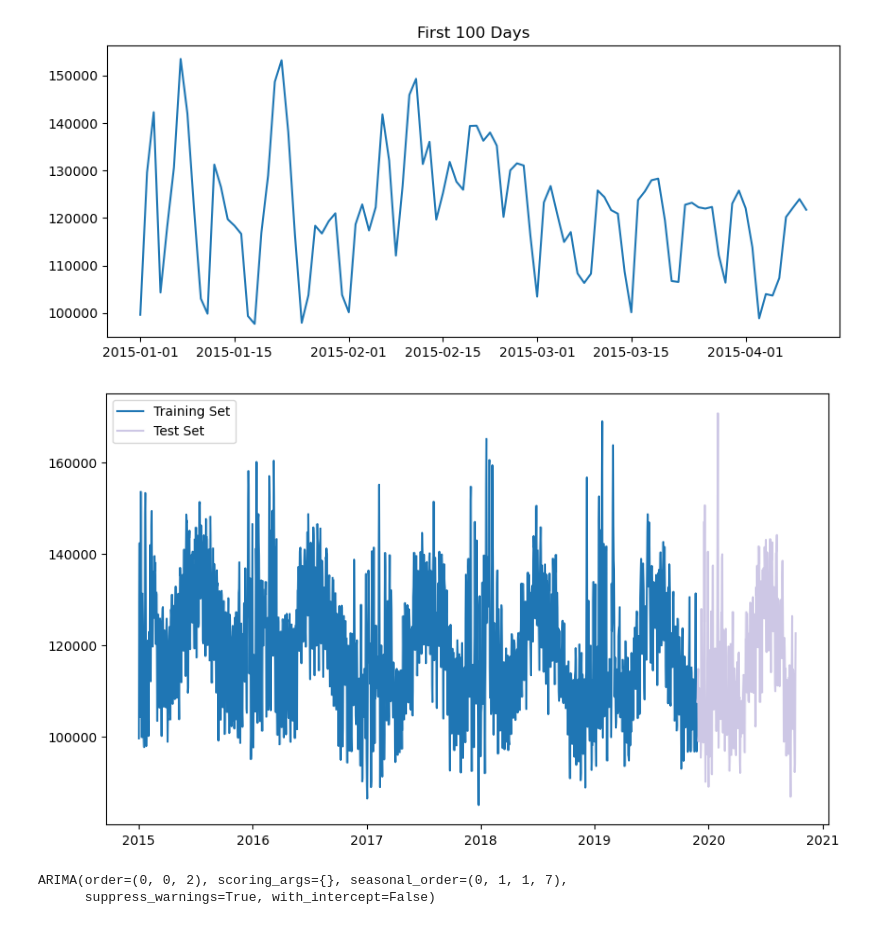
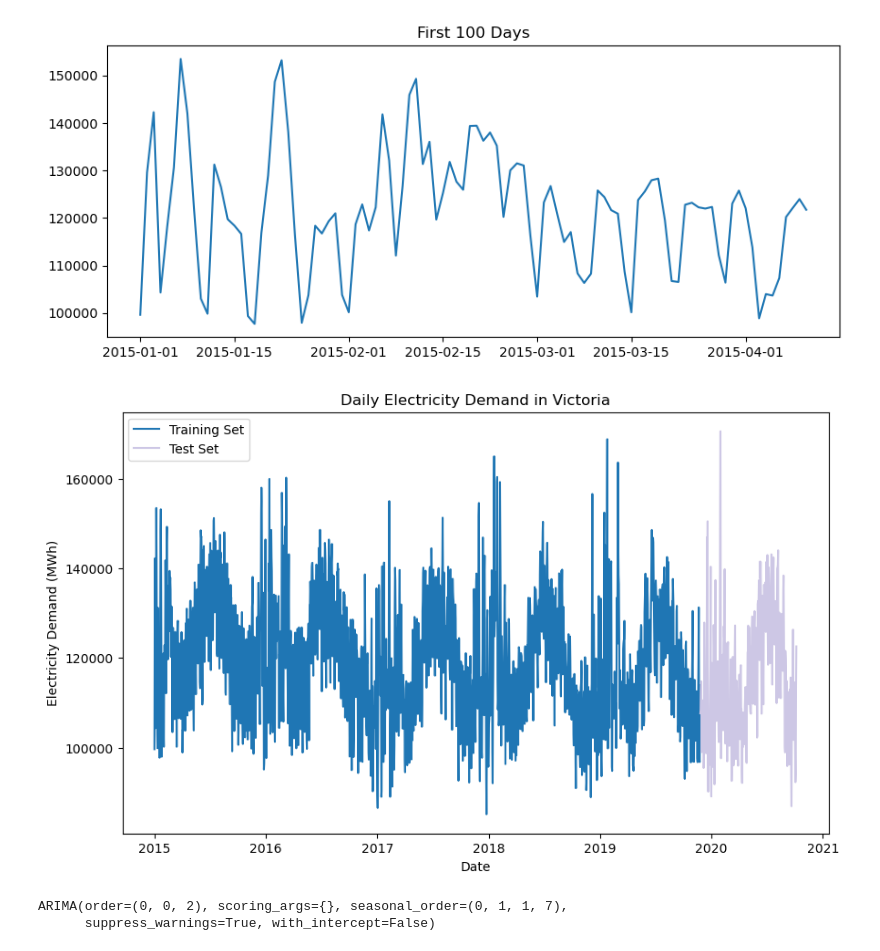
Before and after one commit to tommysalva/ml_proj, a Jupyter notebook: time_series.ipynb, the cells around one changed output. Saved outputs shown, nothing was run; the diff lists cells and outputs as text; code cells hidden in the pictures.

```diff
--- a/time_series.ipynb
+++ b/time_series.ipynb
@@ -39,20 +39,23 @@ plt.show()
 # %%
 train_size = 0.85
 
 df_train, df_test = demand_df[:int(len(demand_df)*train_size)], demand_df[int(len(demand_df)*train_size):]
 
 # Visualize train and validation set
 def train_valid_plot():
     fig = plt.figure(figsize=(10,6))
     ax = fig.add_subplot(111)
     ax.plot(df_train['ds'].dt.to_pydatetime(), df_train["y"], color='#1f76b4', label='Training Set')
     ax.plot(df_test['ds'].dt.to_pydatetime(), df_test["y"], color='#CDC7E5', label='Test Set')
+    plt.xlabel('Date')
+    plt.ylabel('Electricity Demand (MWh)')
+    plt.title('Daily Electricity Demand in Victoria')
     ax.legend()
     plt.show()
 
 train_valid_plot()
 # %% [output]
-[figure, old version]
+[figure, new version]
 # %%
 # Find best parameters with Auto-ARIMA
 SARIMA_model = pm.auto_arima(df_train["y"], start_p=1, start_q=1,
```
Also changed, not shown: parts of 3 cells of this notebook, 3 other files.
